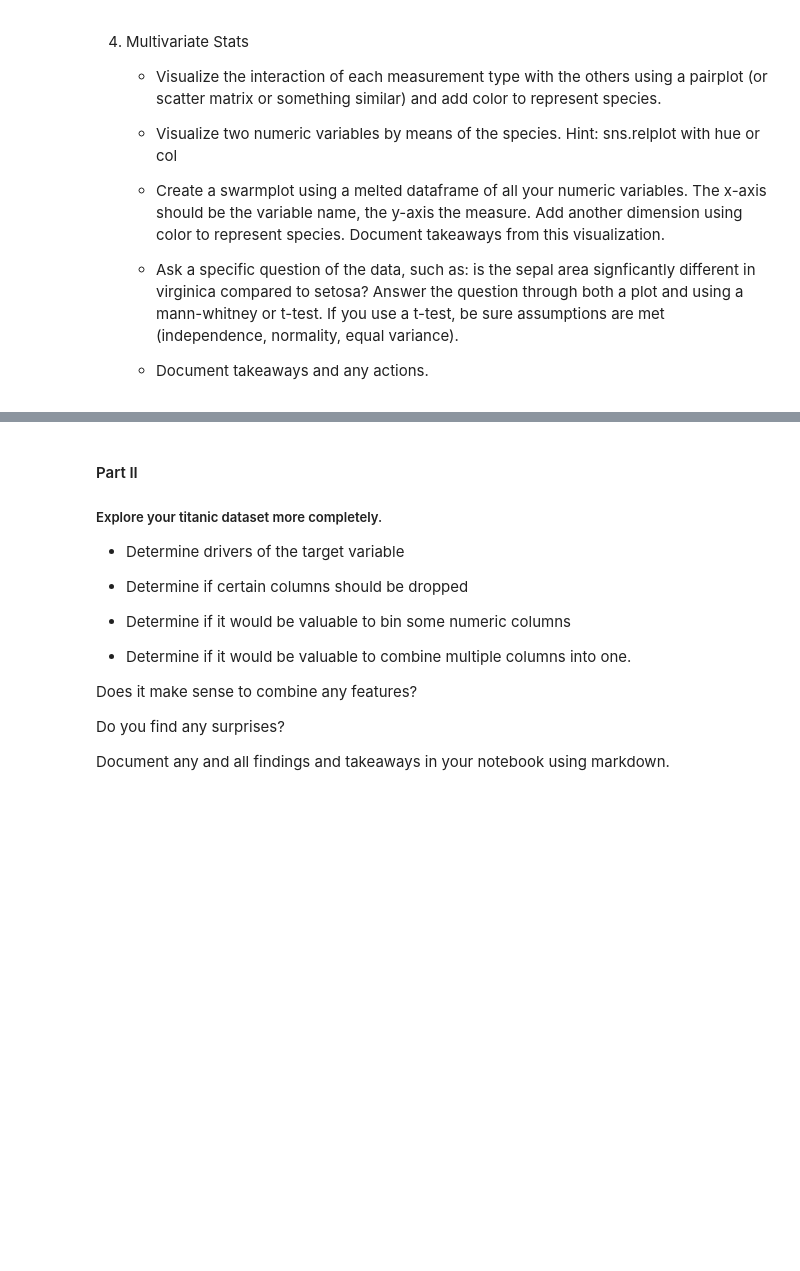
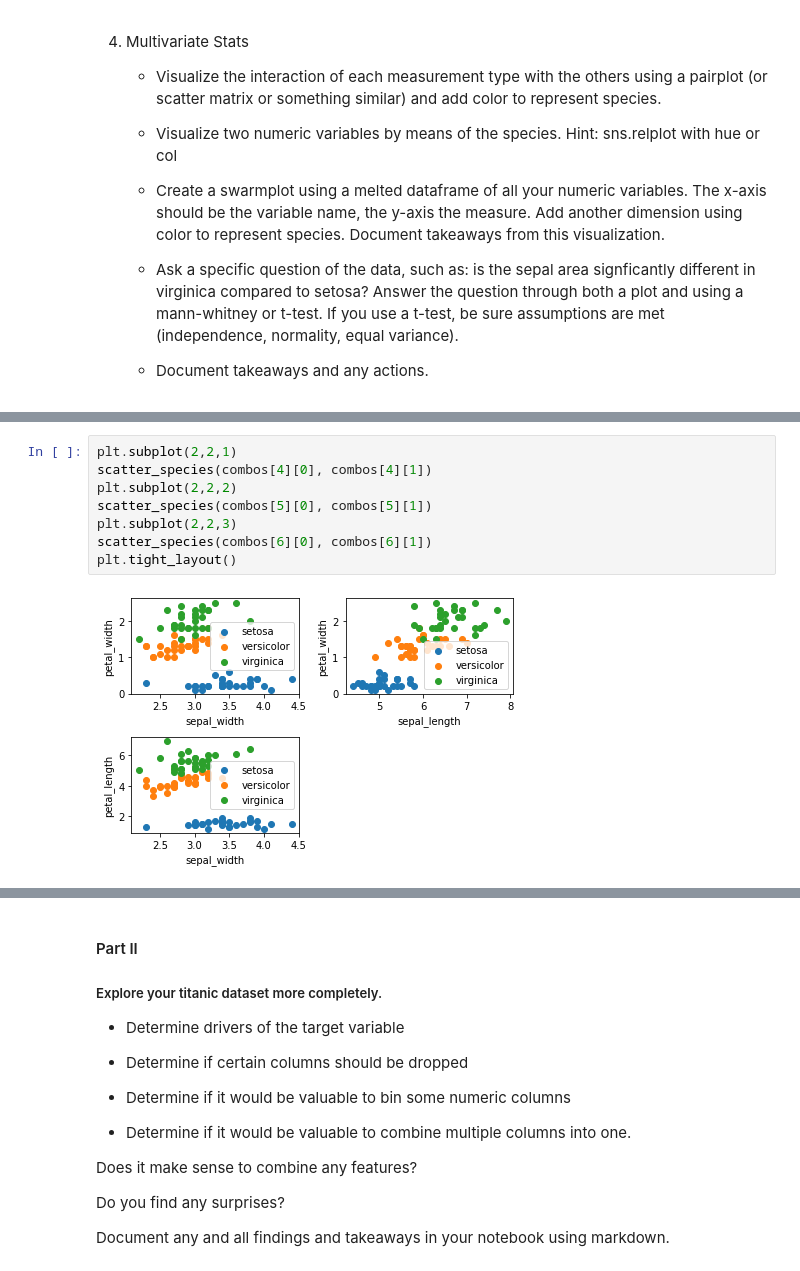
Before and after one commit to JenniferMLewis/classification-exercises, a Jupyter notebook: classification_exercises.ipynb, the cells around one changed output, grey strips where cells are left out. Cells and saved outputs as stored; diff of their text form; blank space fills up the shorter version.

```diff
--- a/classification_exercises.ipynb
+++ b/classification_exercises.ipynb
@@ -1063,0 +1124,10 @@ We can reject the null hypothesis. Virginica petals are on average significantly
+# %%
+plt.subplot(2,2,1)
+scatter_species(combos[4][0], combos[4][1])
+plt.subplot(2,2,2)
+scatter_species(combos[5][0], combos[5][1])
+plt.subplot(2,2,3)
+scatter_species(combos[6][0], combos[6][1])
+plt.tight_layout()
+# %% [output]
+[figure, added]
```
Also changed, not shown: parts of 9 cells of this notebook, 1 other file.
